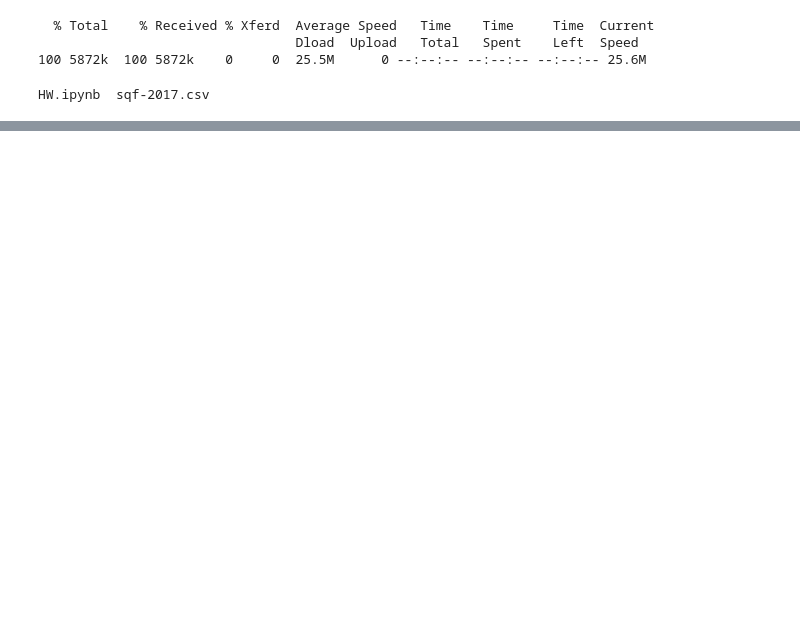
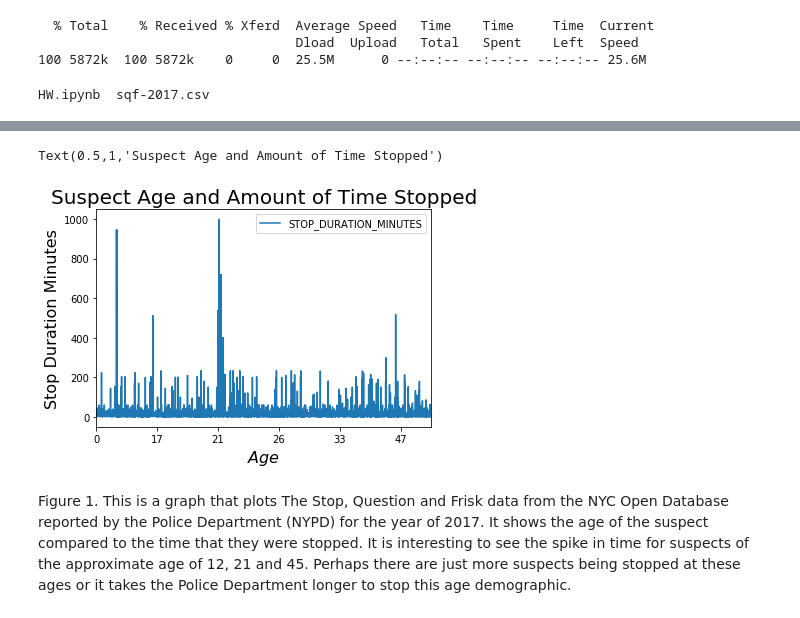
Before and after one commit to sarahJune1/PUI2018_sjs909, a Jupyter notebook: HW3_sjs909/HW.ipynb, the cells around one changed output, grey strips where cells are left out. Saved outputs shown, nothing was run; the diff lists cells and outputs as text; code cells hidden in the pictures; blank space fills up the shorter version.

```diff
--- a/HW3_sjs909/HW.ipynb
+++ b/HW3_sjs909/HW.ipynb
@@ -38,0 +81,3 @@ os.environ["PUIDATA"]
+# %%
+#select 2 columns only for plotting
+sqf_2c = sqf[['SUSPECT_REPORTED_AGE', 'STOP_DURATION_MINUTES']]
@@ -38,0 +104,5 @@ os.environ["PUIDATA"]
+# %%
+#Delete rows with null data and sort values of age
+sqf_2c['SUSPECT_REPORTED_AGE'].replace('(null)', np.nan, inplace=True)
+sqf_2c.dropna(subset=['SUSPECT_REPORTED_AGE'], inplace=True)
+sqf_2c.sort_values('SUSPECT_REPORTED_AGE', inplace=True)
@@ -38,0 +121,16 @@ os.environ["PUIDATA"]
+# %%
+sqf_2c.plot(x='SUSPECT_REPORTED_AGE', y='STOP_DURATION_MINUTES')
+plt.xlabel(r'$Age$', fontsize = 16)
+plt.ylabel('Stop Duration Minutes', fontsize = 16)
+plt.title(r'Suspect Age and Amount of Time Stopped', fontsize = 20)
+# every plot needs a caption that explains to the reader
+# 1) WHAT what the reader is loooking at and
+# 2) WHY why the reader is looking at it here in the analysis
+#      (in this case there is no why cause this plot is not part of an analysis)
+# 3) TAKE HOME what is the take home point for the plot in the analysis
+#      (also there is no take home point here cause we are not doind an analysis but you can point out interesting features)
+# %% [output]
+Text(0.5,1,'Suspect Age and Amount of Time Stopped')
+[figure, added]
+# %% [markdown]
+Figure 1. This is a graph that plots The Stop, Question and Frisk data from the NYC Open Database reported by the Police Department (NYPD) for the year of 2017. It shows the age of the suspect compared to the time that they were stopped. It is interesting to see the spike in time for suspects of the approximate age of 12, 21 and 45. Perhaps there are just more suspects being stopped at these ages or it takes the Police Department longer to stop this age demographic.
```
Also changed, not shown: parts of 12 cells of this notebook.
